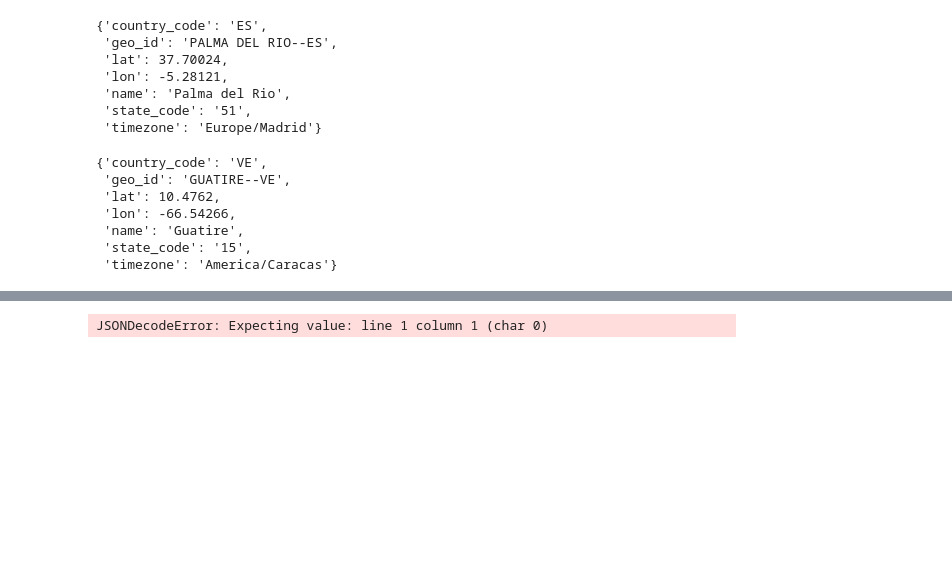
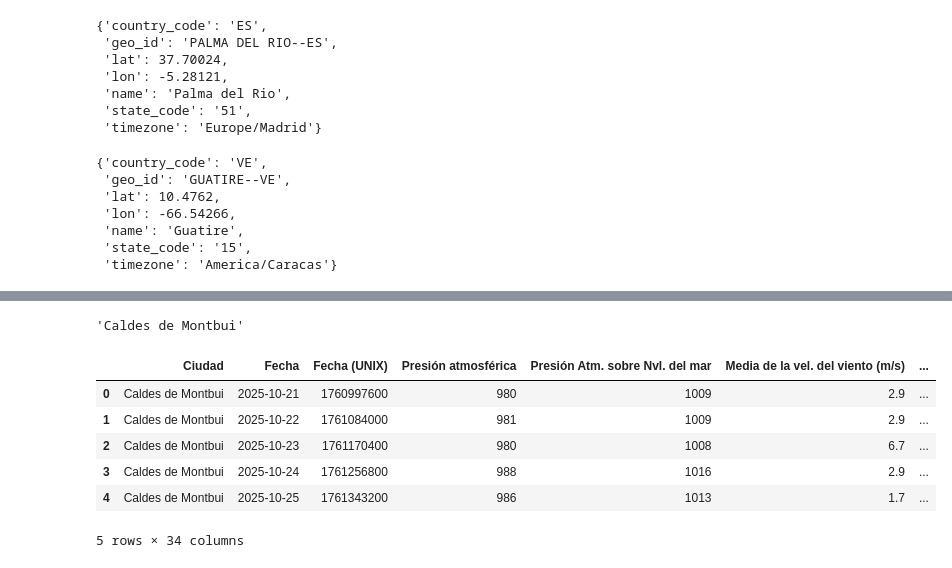
Before and after one commit to Belenm1995/Proyecto_Equipo_D, a Jupyter notebook: Proyecto_D/Extracción_de_datos.ipynb, the cells around one changed output, grey strips where cells are left out. Drawn from its saved outputs; the diff is of its cells as text; code cells hidden in the pictures; blank space fills up the shorter version.

Commit message:
Corrección al generar el dataframe. Añadida columna city_name

```diff
--- a/Proyecto_D/Extracción_de_datos.ipynb
+++ b/Proyecto_D/Extracción_de_datos.ipynb
@@ -294,7 +320,7 @@ pprint(data)
 # Histórico de clima (diario)
 
 data = {}
-url = "https://api.weatherbit.io/v2.0/history/daily?lat=41.5333&lon=2.2667&start_date=2025-11-08&end_date=2025-11-10&key=9a25028e04c943f5b50689bfd5db49b7"
+url = "https://api.weatherbit.io/v2.0/history/daily?lat=41.5333&lon=2.2667&start_date=2025-11-08&end_date=2025-11-10&key=ac89c8c428e94ce68180c1a3a65dec3f"
 response = requests.get(url)
 data.update(response.json())
 
@@ -381,3 +407,8 @@ pprint(data)
  'state_code': '56',
  'station_id': '081763-99999',
  'timezone': 'Europe/Madrid'}
+# %%
+data = {}
+url = "https://api.weatherbit.io/v2.0/history/daily?lat=41.63333&lon=2.16667&start_date=2025-10-21&end_date=2025-11-10&key=ac89c8c428e94ce68180c1a3a65dec3f"
+response = requests.get(url)
+data.update(response.json())
@@ -384,9 +435,9 @@ pprint(data)
+# %%
+ciudad = data["city_name"]
+ciudad
+# %% [output]
+'Caldes de Montbui'
 # %%
-data = {}
-url = "https://api.weatherbit.io/v2.0/history/daily?lat=41.63333&lon=2.16667&start_date=2025-10-21&end_date=2025-11-10&key=9a25028e04c943f5b50689bfd5db49b7"
-response = requests.get(url)
-data.update(response.json())
-
 datos = {}
 city_name = []
 datetime = []
@@ -398,7 +449,7 @@ wind_gust_spd = []
 max_wind_spd = []
 wind_dir = []
 max_wind_dir = []
-max_wind_ts = []
+max_wind_spd_ts = []
 temp = []
 max_temp = []
 min_temp = []
@@ -426,7 +477,7 @@ max_uv = []
 
 
 for x in data["data"]:
-    city_name.append(x["city_name"])
+    city_name.append(ciudad)
     datetime.append(x["datetime"])
     ts.append(x["ts"])
     pres.append(x["pres"])
@@ -434,7 +485,7 @@ for x in data["data"]:
     wind_spd.append(x["wind_spd"])
     wind_gust_spd.append(x["wind_gust_spd"])
     max_wind_spd.append(x["max_wind_spd"])
-    max_wind_ts.append(x["max_wind_ts"])
+    max_wind_spd_ts.append(x["max_wind_spd_ts"])
     wind_dir.append(x["wind_dir"])
     temp.append(x["temp"])
     max_temp.append(x["max_temp"])
@@ -472,7 +523,7 @@ for llave, valor in [("Ciudad", city_name),
                      ("Media de la vel. del viento (m/s)", wind_spd),
                      ("Vel. ráfaga de viento max.", wind_gust_spd),
                      ("Máx. vel. del viento /2min", max_wind_spd),
-                     ("Momento (UNIX) de la vel. máx. del veinto", max_wind_ts),
+                     ("Momento (UNIX) de la vel. máx. del veinto", max_wind_spd_ts),
                      ("Media de la dirección del viento", wind_dir),
                      ("Media de la temperatura", temp),
                      ("Temperatura máxima", max_temp),
@@ -482,32 +533,40 @@ for llave, valor in [("Ciudad", city_name),
                      ("Media humedad", rh),
                      ("Media punto de rocío", dewpt),
                      ("Media de % de nubes en la zona", clouds),
                      ("Acumulación de precipitaciones (l/m2)", precip),
                      ("Acumulación de precipitaciones (l/m2) (NASA)", precip_gpm),
                      ("Acumulación de nieve (l/m2)", snow),
                      ("Profundidad de la neive", snow_depth),
                      ("Media de radiación solar (W/m2)", solar_rad),
                      ("Total de radiación solar (W/m2)", t_solar_rad),
                      ("Media de la radiación solar horizontal", ghi),
                      ("Total de la radiación solar horizontal", t_ghi),
                      ("Máximo de la radiación solar horizontal", max_ghi),
                      ("Media de la radiación solar concentrada", dni),
                      ("Total de la radiación solar concentrada", t_dni),
                      ("Máximo de la radiación solar concentrada", max_dni),
                      ("Media de la radiación solar horizontal difusa", dhi),
                      ("Total de la radiación solar horizontal difusa", t_dhi),
                      ("Máximo de la radiación solar horizontal difusa", max_dhi),
                      ("Índice máximo de rayos ultravioleta", max_uv)]:
     datos[llave] = valor
 
 
 # datos
 
 caldes_de_montbui =  pd.DataFrame(datos)
 
 caldes_de_montbui.head()
 
 # city_name
+
+# caldes_de_montbui.to_csv("caldes_de_montbui.csv")
 # %% [output]
+|  | Ciudad | Fecha | Fecha (UNIX) | Presión atmosférica | Presión Atm. sobre Nvl. del mar | Media de la vel. del viento (m/s) | ... |
+| 0 | Caldes de Montbui | 2025-10-21 | 1760997600 | 980 | 1009 | 2.9 | ... |
+| 1 | Caldes de Montbui | 2025-10-22 | 1761084000 | 981 | 1009 | 2.9 | ... |
+| 2 | Caldes de Montbui | 2025-10-23 | 1761170400 | 980 | 1008 | 6.7 | ... |
+| 3 | Caldes de Montbui | 2025-10-24 | 1761256800 | 988 | 1016 | 2.9 | ... |
+| 4 | Caldes de Montbui | 2025-10-25 | 1761343200 | 986 | 1013 | 1.7 | ... |
-JSONDecodeError: Expecting value: line 1 column 1 (char 0)
+5 rows × 34 columns
 # %%
```
Also changed, not shown: parts of 9 cells of this notebook.
